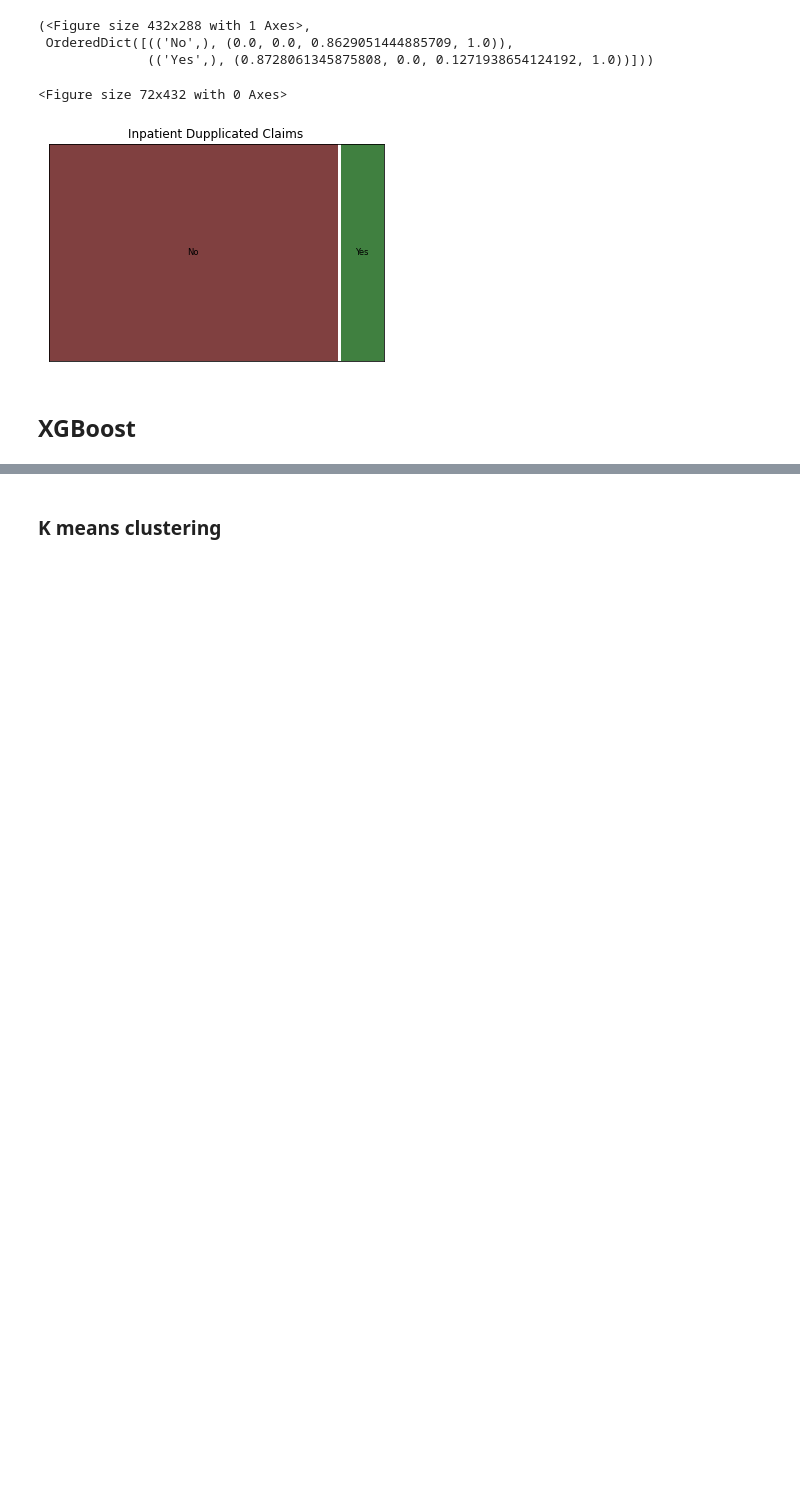
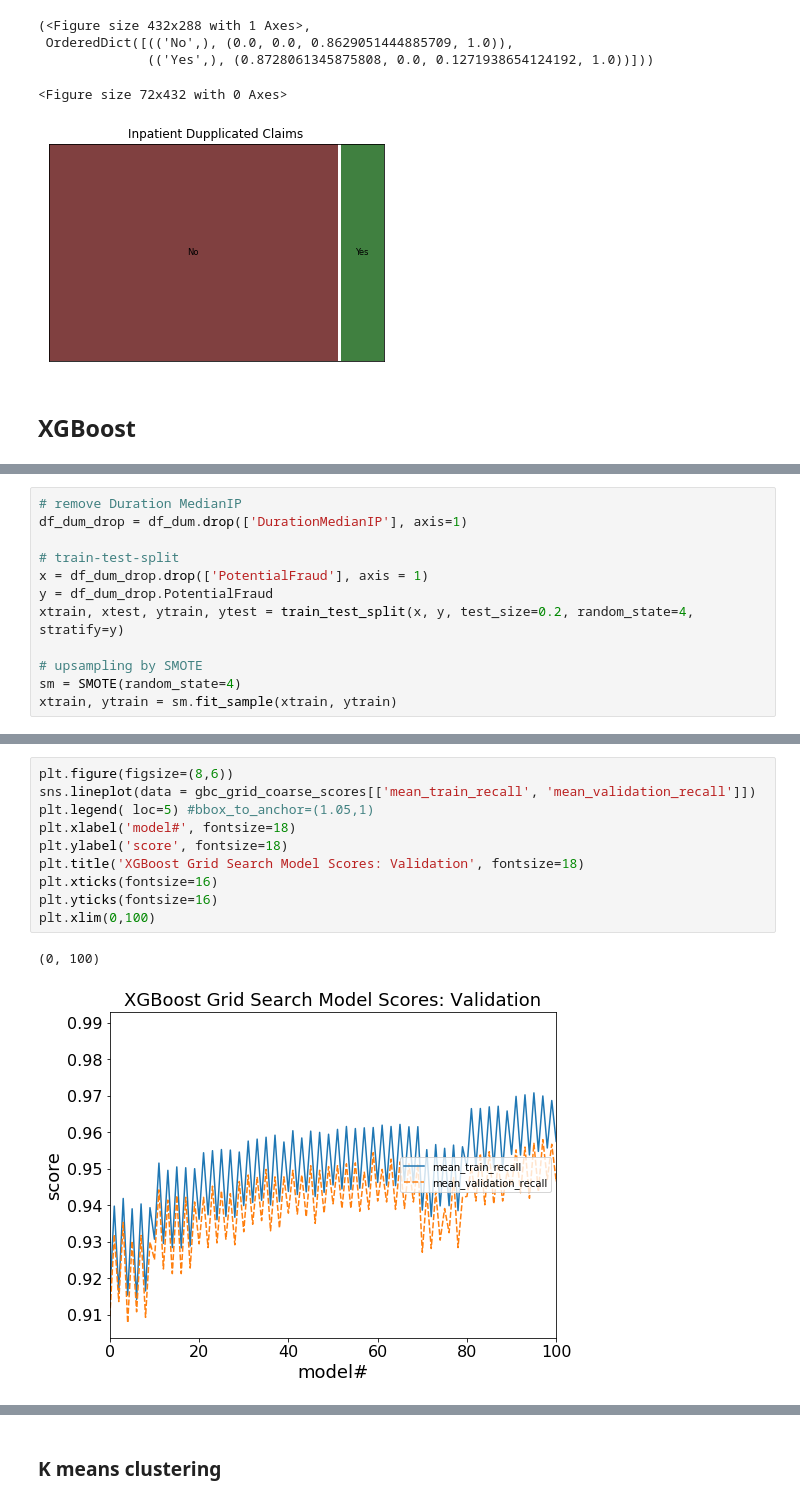
Before and after one commit to microwolf/capstone_healthcare_fraud, a Jupyter notebook: contributors/lu/scripts/Models_LY.ipynb, the cells around one changed output, grey strips where cells are left out. Cells and saved outputs as stored; diff of their text form; blank space fills up the shorter version.

```diff
--- a/contributors/lu/scripts/Models_LY.ipynb
+++ b/contributors/lu/scripts/Models_LY.ipynb
@@ -1331,0 +1317,12 @@ mosaic(d['DupClaim_IP'], title = 'Inpatient Dupplicated Claims', gap=0.01, axes_
+# %%
+# remove Duration MedianIP
+df_dum_drop = df_dum.drop(['DurationMedianIP'], axis=1)
+
+# train-test-split
+x = df_dum_drop.drop(['PotentialFraud'], axis = 1)
+y = df_dum_drop.PotentialFraud
+xtrain, xtest, ytrain, ytest = train_test_split(x, y, test_size=0.2, random_state=4, stratify=y)
+
+# upsampling by SMOTE
+sm = SMOTE(random_state=4)
+xtrain, ytrain = sm.fit_sample(xtrain, ytrain)
@@ -1331,0 +1504,13 @@ mosaic(d['DupClaim_IP'], title = 'Inpatient Dupplicated Claims', gap=0.01, axes_
+# %%
+plt.figure(figsize=(8,6))
+sns.lineplot(data = gbc_grid_coarse_scores[['mean_train_recall', 'mean_validation_recall']])
+plt.legend( loc=5) #bbox_to_anchor=(1.05,1)
+plt.xlabel('model#', fontsize=18)
+plt.ylabel('score', fontsize=18)
+plt.title('XGBoost Grid Search Model Scores: Validation', fontsize=18)
+plt.xticks(fontsize=16)
+plt.yticks(fontsize=16)
+plt.xlim(0,100)
+# %% [output]
+(0, 100)
+[figure, added]
```
Also changed, not shown: parts of 39 cells of this notebook, 11 other files.
